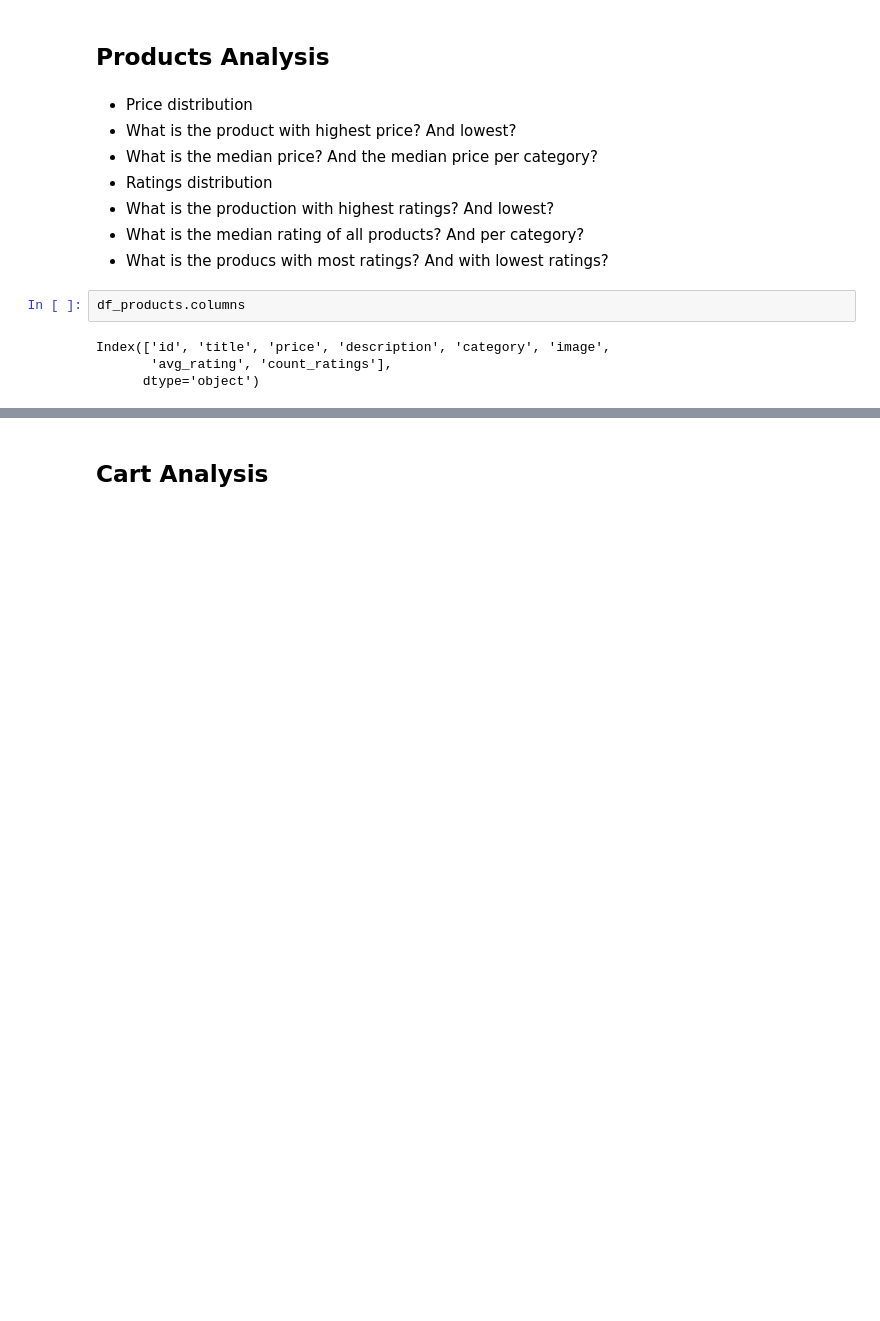
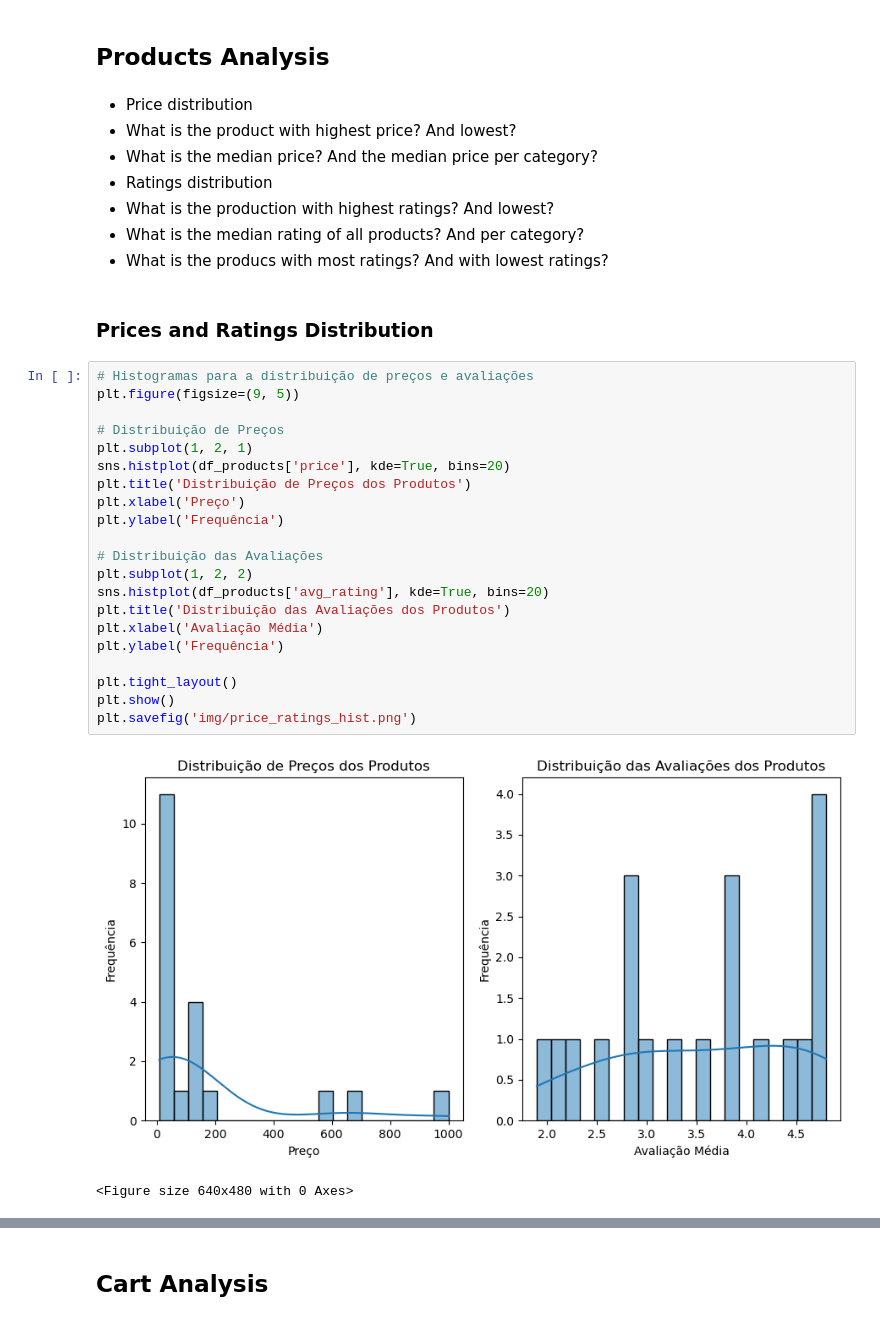
Before and after one commit to joaomj/api_data_analysis, a Jupyter notebook: notebook_eda.ipynb, the cells around one changed output, grey strips where cells are left out. Cells and saved outputs as stored; diff of their text form; blank space fills up the shorter version.

Commit message:
eda - análise de products concluída

```diff
--- a/notebook_eda.ipynb
+++ b/notebook_eda.ipynb
@@ -497,9 +497,29 @@ max    10.00  50.35  81.15  7682.00
 - What is the production with highest ratings? And lowest?
 - What is the median rating of all products? And per category?
 - What is the producs with most ratings? And with lowest ratings?
-# %%
-df_products.columns
-# %% [output]
-Index(['id', 'title', 'price', 'description', 'category', 'image',
-       'avg_rating', 'count_ratings'],
-      dtype='object')
+# %% [markdown]
+### Prices and Ratings Distribution
+# %%
+# Histogramas para a distribuição de preços e avaliações
+plt.figure(figsize=(9, 5))
+
+# Distribuição de Preços
+plt.subplot(1, 2, 1)
+sns.histplot(df_products['price'], kde=True, bins=20)
+plt.title('Distribuição de Preços dos Produtos')
+plt.xlabel('Preço')
+plt.ylabel('Frequência')
+
+# Distribuição das Avaliações
+plt.subplot(1, 2, 2)
+sns.histplot(df_products['avg_rating'], kde=True, bins=20)
+plt.title('Distribuição das Avaliações dos Produtos')
+plt.xlabel('Avaliação Média')
+plt.ylabel('Frequência')
+
+plt.tight_layout()
+plt.show()
+plt.savefig('img/price_ratings_hist.png')
+# %% [output]
+[figure, added]
+<Figure size 640x480 with 0 Axes>
```
Also changed, not shown: parts of 17 cells of this notebook.
